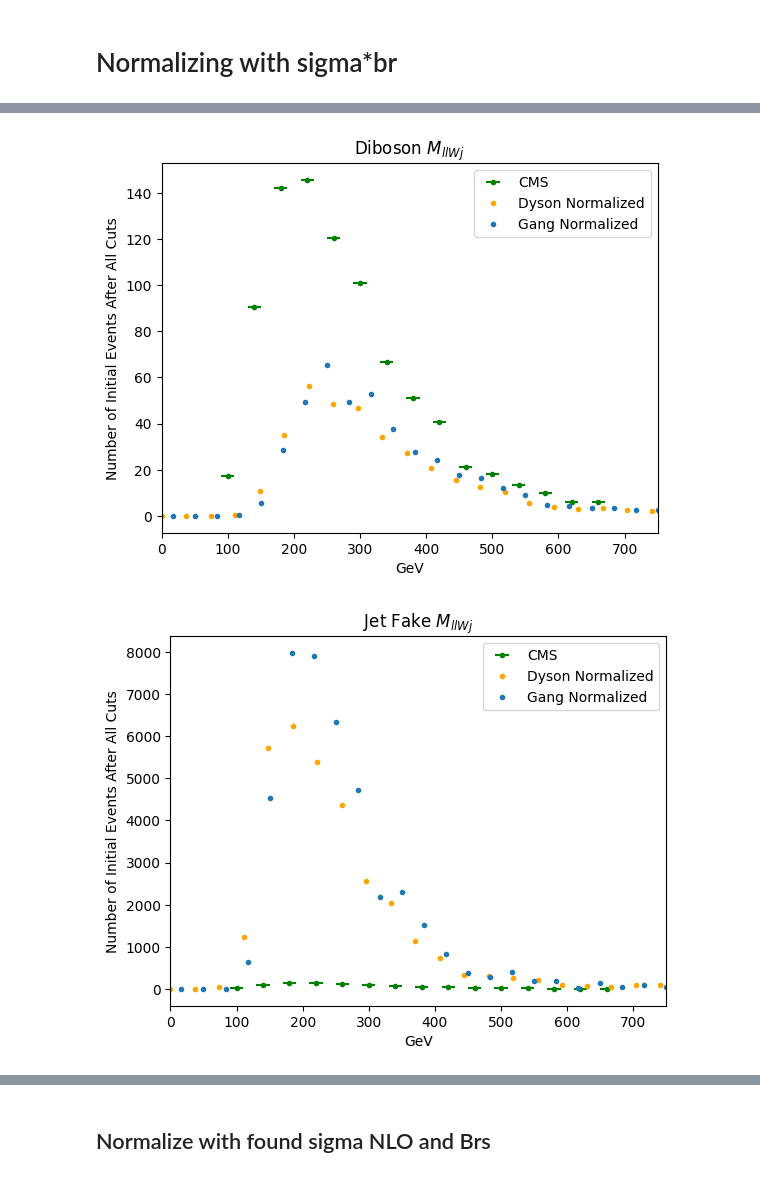
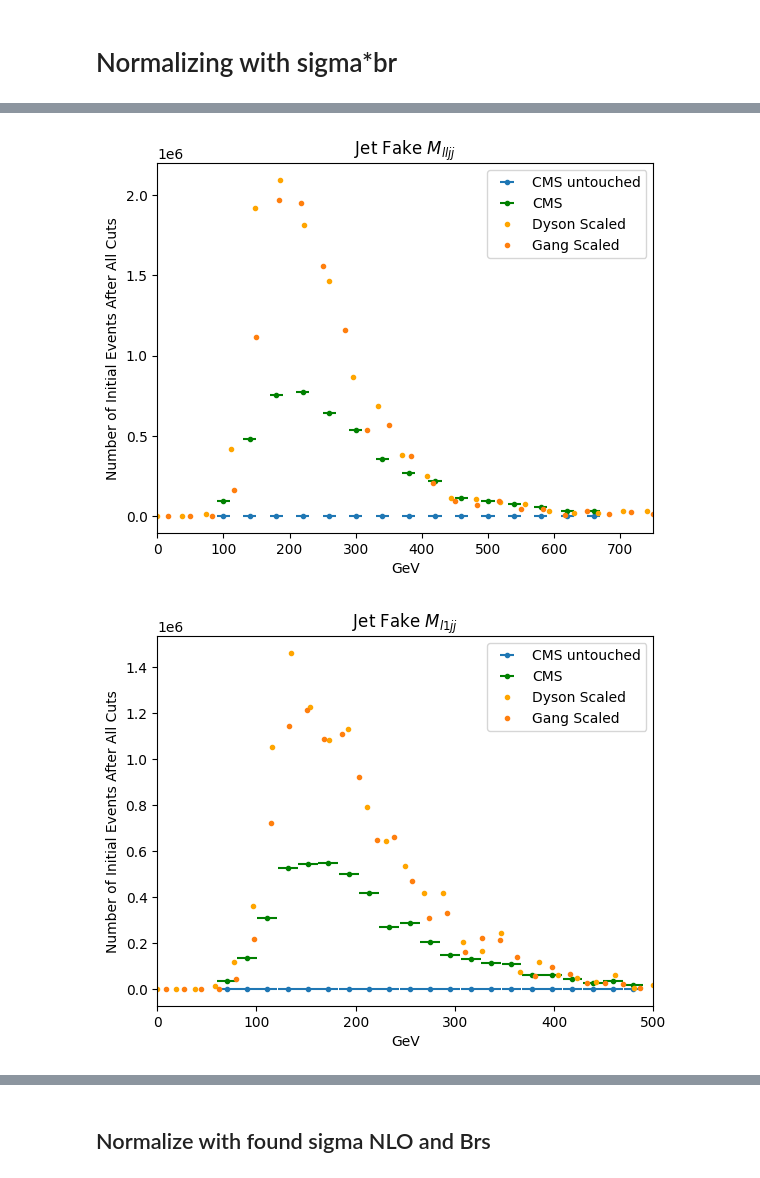
Before and after one commit to dysontk/LFVLNV, a Jupyter notebook: AnalysisAndSuch/Histos.ipynb, the cells around one changed output, grey strips where cells are left out. Drawn from its saved outputs; the diff is of its cells as text; code cells hidden in the pictures.

```diff
--- a/AnalysisAndSuch/Histos.ipynb
+++ b/AnalysisAndSuch/Histos.ipynb
@@ -266,0 +262,30 @@ raw_data_tot_dict
+# %%
+scalingfactorDict = {}
+CMS_linspaces = {'ll': np.linspace(100, 660, 15),
+                 'l1': np.linspace(70, 480, 21),
+                 'l2': np.linspace(30, 350, 17)}
+
+SigmaLO = {'WZ2j': 55.2, # pb
+            'ZZ2j': 16.8,
+            'ttbar': 888,
+            'W3j': 50}
+BranchingRatios = {'WZ2j': 0.01436,  # e and mu
+                    'ZZ2j':0.00453,
+                    'ttbar':0.270522,
+                    'W3j': 0.2157}
+
+thingy = {'diboson': ['WZ2j', 'ZZ2j'],
+          'JF': ['ttbar', 'W3j']}
+for htyp in GangDataDict:
+    scalingfactorDict.update({htyp:{}})
+    for dg in GangdatGroups:
+        # print(dg)
+        CMS_to_plot = get_data(init_dir[dg]+CMSFileTags[htyp]+'3.dat') - get_data(init_dir[dg]+CMSFileTags[htyp]+'1.dat')
+        # print(f"{htyp}, {dg} effective Sigma*Br*acceptance*Efficiency: {np.sum(CMS_to_plot)/Lumin}")
+        scalingfactorDict[htyp].update({dg:np.sum(CMS_to_plot)/Lumin})
+        for typ in thingy[dg]:
+            print(f"{htyp}, {dg}, {typ} effective acceptance*Efficiency: {scalingfactorDict[htyp][dg]/(SigmaLO[typ]*BranchingRatios[typ])}")
+        # fig, axes = plt.subplots()
+        # axes.errorbar(CMS_linspaces[htyp], CMS_to_plot, label='CMS unchanged', color='green', fmt='.')
+        # axes.errorbar(CMS_linspaces[htyp], CMS_to_plot/np.sum(CMS_to_plot)*Lumin* scalingfactorDict[htyp][dg], label='CMS unchanged', color='green', fmt='*')
+# print(scalingfactorDict)
@@ -454,6 +496,7 @@ for htyp in GangDataDict:
         fig, axes = plt.subplots()
         CMS_to_plot = get_data(init_dir[dg]+CMSFileTags[htyp]+'3.dat') - get_data(init_dir[dg]+CMSFileTags[htyp]+'1.dat')
         axes.errorbar(CMS_linspaces[htyp], CMS_to_plot/np.sum(CMS_to_plot), xerr=10, label='CMS', fmt='.', color='green')
+        print(f"number of CMS events: {np.sum(CMS_to_plot)}")
         # print(f"CMS max {htyp}", np.max(CMS_to_plot))
         # if (dg=='JF'):
         #     continue
@@ -487,6 +530,8 @@ for htyp in GangDataDict:
         plt.errorbar(my_x,  NormalizeToAreaOne(my_x, myDataPlotSCALED, (CMS_linspaces[htyp][0], CMS_linspaces[htyp][-1])), color = 'orange', fmt='.', label='Dyson')
         print("Gang")
         plt.errorbar(GangDataPlotX, NormalizeToAreaOne(GangDataPlotX, GangDataPlotYSCALED, (CMS_linspaces[htyp][0], CMS_linspaces[htyp][-1])), fmt='.', label='Gang')
+        plt.vlines(CMS_linspaces[htyp][0], CMS_to_plot[0]/np.sum(CMS_to_plot), CMS_to_plot[4]/np.sum(CMS_to_plot), colors='green', linestyles='dashed')
+        plt.vlines(CMS_linspaces[htyp][-1], CMS_to_plot[-1]/np.sum(CMS_to_plot), CMS_to_plot[4]/np.sum(CMS_to_plot), colors='green', linestyles='dashed', label='Normalization Bounds')
         plt.xlim(plotInfo[htyp]['bounds'])
         plt.ylabel('Percent of Initial Events After All Cuts')
         plt.xlabel('GeV')
@@ -530,8 +575,13 @@ for htyp in GangDataDict:
 
 
     for  dg in GangdatGroups:
+        if dg == 'diboson':
+            continue
         fig, axes = plt.subplots()
         CMS_to_plot = get_data(init_dir[dg]+CMSFileTags[htyp]+'3.dat') - get_data(init_dir[dg]+CMSFileTags[htyp]+'1.dat')
+        axes.errorbar(CMS_linspaces[htyp], CMS_to_plot, xerr=10, label='CMS untouched', fmt='.')
+
+        CMS_to_plot = CMS_to_plot*(normalizeCMS(CMS_to_plot, 'ttbar') + normalizeCMS(CMS_to_plot, 'W3j'))/2
         axes.errorbar(CMS_linspaces[htyp], CMS_to_plot, xerr=10, label='CMS', fmt='.', color='green')
         # print(f"CMS max {htyp}", np.max(CMS_to_plot))
         # if (dg=='JF'):
@@ -561,11 +611,11 @@ for htyp in GangDataDict:
         # myDataPlot = myDataPlot #* CMS_nEvents
         axes.set_title(titleDGDict[dg] + ' ' + plotInfo[htyp]['title'])
         # plt.errorbar(my_y,  /n, color = 'orange', fmt='.', label='Dyson')
-        plt.errorbar(my_y,  myDataPlotSCALED, color = 'orange', fmt='.', label='Dyson Normalized')
-        plt.errorbar(GangDataPlotX, GangDataPlotYSCALED, fmt='.', label='Gang Normalized')
+        plt.errorbar(my_y,  myDataPlotSCALED, color = 'orange', fmt='.', label='Dyson Scaled')
+        plt.errorbar(GangDataPlotX, GangDataPlotYSCALED, fmt='.', label='Gang Scaled')
         plt.xlim(plotInfo[htyp]['bounds'])
         plt.ylabel('Number of Initial Events After All Cuts')
         plt.xlabel('GeV')
         axes.legend()
-        print(f'{htyp} {dg} ratio of scaled/prescaled ', np.sum(myDataPlotSCALED)/raw_data_tot_dict[htyp][dg])
+        # print(f'{htyp} {dg} ratio of scaled/prescaled ', np.sum(myDataPlotSCALED)/raw_data_tot_dict[htyp][dg])
 # %% [output]
@@ -589,2 +640,2 @@ l2 JF ratio of scaled/prescaled  7.8964195
-[figure, old version]
+[figure, new version]
-[figure, old version]
+[figure, new version]
```
Also changed, not shown: parts of 30 cells of this notebook, 1 other file.
